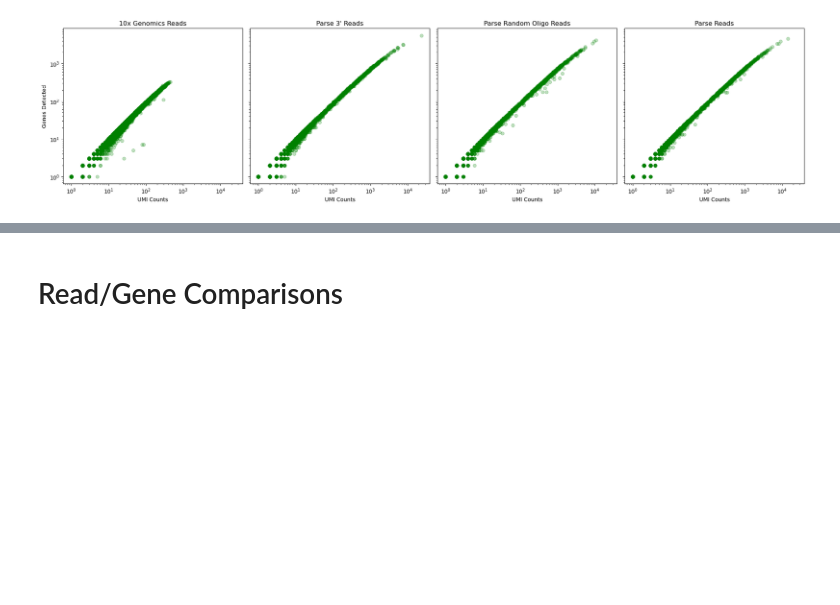
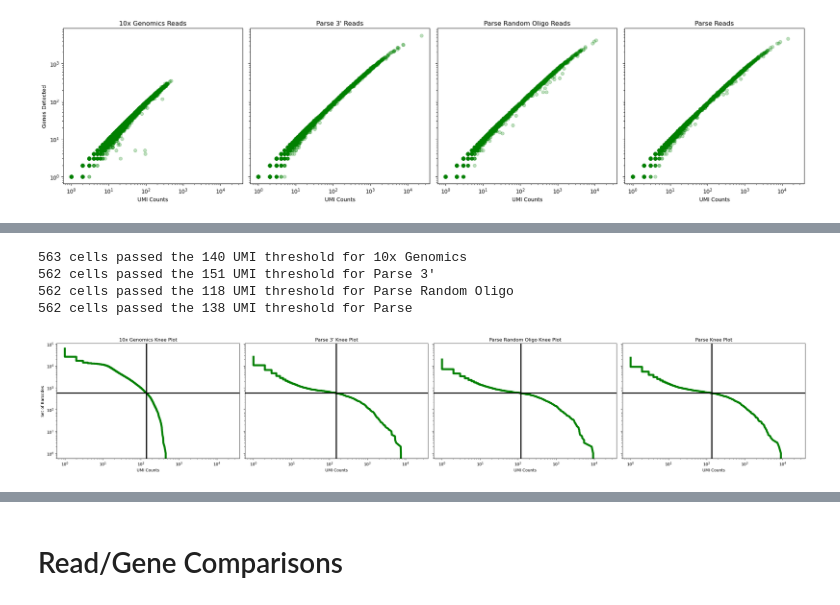
Before and after one commit to mcaskey6/10XvParse, a Jupyter notebook: Analysis 1/combo_test.ipynb, the cells around one changed output, grey strips where cells are left out. Drawn from its saved outputs; the diff is of its cells as text; code cells hidden in the pictures; blank space fills up the shorter version.

```diff
--- a/Analysis 1/combo_test.ipynb
+++ b/Analysis 1/combo_test.ipynb
@@ -142,3 +150,20 @@ plt.show()
+# %%
+fig, ax = plt.subplots(1, 4, figsize=(27,5), sharey=True,sharex=True)
+knee_plot(ax[0], data_10x, cutoff=140)
+knee_plot(ax[1], data_polyT, cutoff = 151)
+knee_plot(ax[2], data_randO, cutoff=118)
+knee_plot(ax[3], data_parse, cutoff=138)
+
+ax[0].set_ylabel("Set of Barcodes")
+
+plt.tight_layout()
+plt.show()
+# %% [output]
+563 cells passed the 140 UMI threshold for 10x Genomics
+562 cells passed the 151 UMI threshold for Parse 3'
+562 cells passed the 118 UMI threshold for Parse Random Oligo
+562 cells passed the 138 UMI threshold for Parse
+[figure, added]
 # %%
 groups = ['n_genes', 'n_counts', 'percent_mito', 'percent_ribo', 'percent_lnc']
 group_names = ['Gene Count', 'UMI Count', 'Mitochondrial %', 'Ribosomal %', 'lncRNA %']
```
Also changed, not shown: parts of 21 cells of this notebook, 1 other file.
